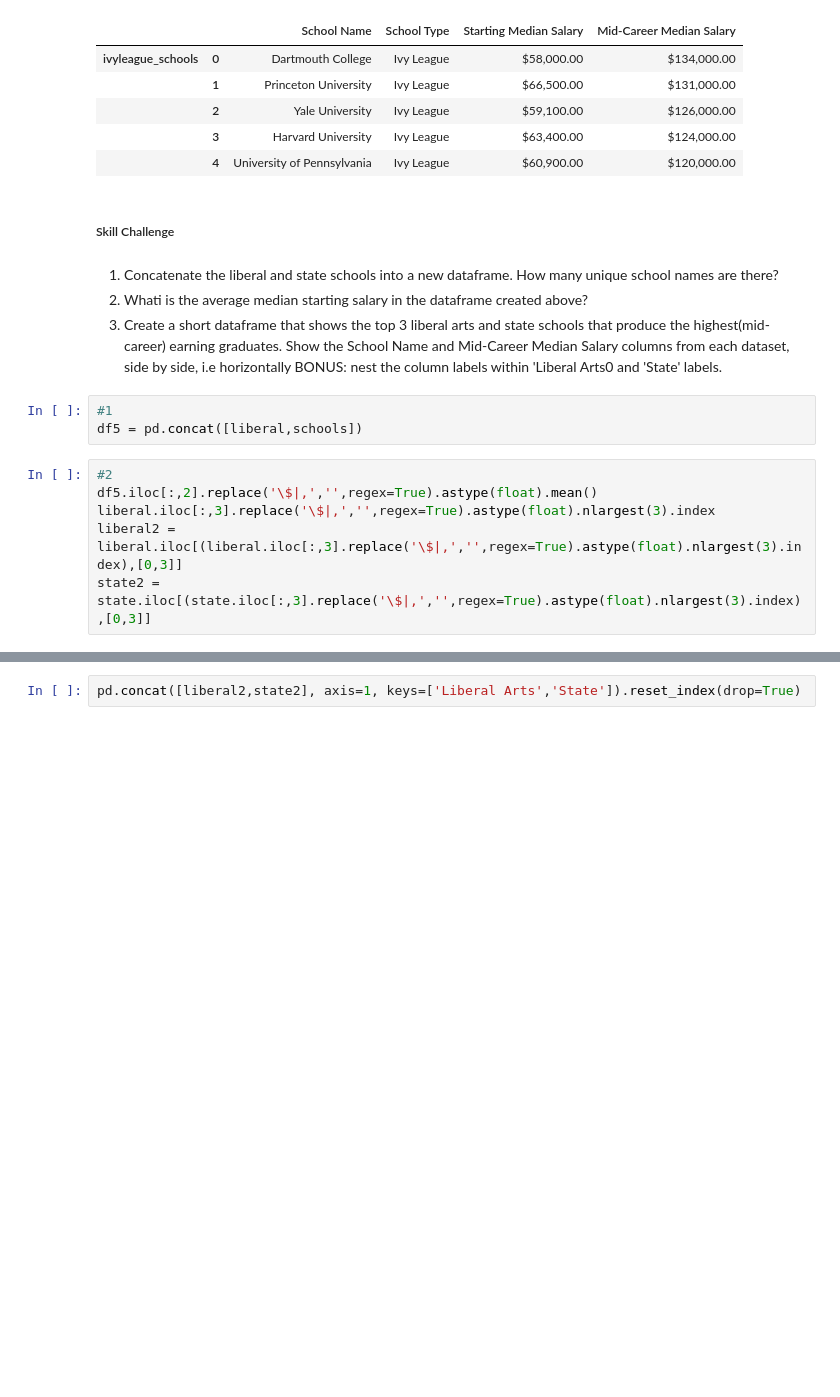
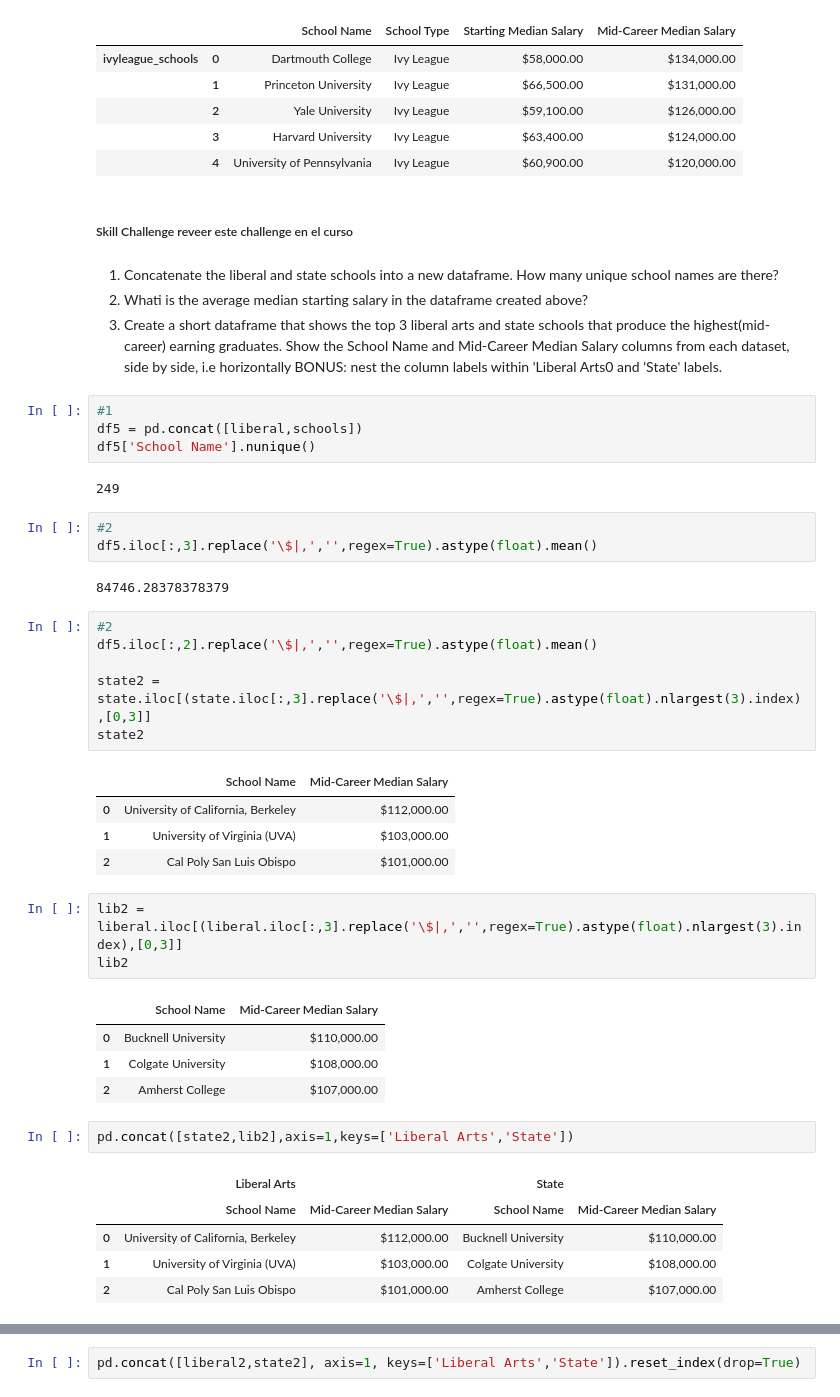
Before and after one commit to emanuelramponi/cp2, a Jupyter notebook: pandas1/integrando_conceptos.ipynb, the cells around one changed output, grey strips where cells are left out. Drawn from its saved outputs; the diff is of its cells as text; blank space fills up the shorter version.

```diff
--- a/pandas1/integrando_conceptos.ipynb
+++ b/pandas1/integrando_conceptos.ipynb
@@ -1027,7 +1027,7 @@ new_df.iloc[:5]
 |  | 3 | Harvard University | Ivy League | $63,400.00 | $124,000.00 |
 |  | 4 | University of Pennsylvania | Ivy League | $60,900.00 | $120,000.00 |
 # %% [markdown]
-##### Skill Challenge
+##### Skill Challenge reveer este challenge en el curso
 # %% [markdown]
 1. Concatenate the liberal and state schools into a new dataframe. How many unique school names are there?
 2. Whati is the average median starting salary in the dataframe created above?
@@ -1037,9 +1037,38 @@ new_df.iloc[:5]
 # %%
 #1
 df5 = pd.concat([liberal,schools])
+df5['School Name'].nunique()
+# %% [output]
+249
+# %%
+#2
+df5.iloc[:,3].replace('\$|,','',regex=True).astype(float).mean()
+# %% [output]
+84746.28378378379
 # %%
 #2
 df5.iloc[:,2].replace('\$|,','',regex=True).astype(float).mean()
-liberal.iloc[:,3].replace('\$|,','',regex=True).astype(float).nlargest(3).index
-liberal2 = liberal.iloc[(liberal.iloc[:,3].replace('\$|,','',regex=True).astype(float).nlargest(3).index),[0,3]]
+
 state2 = state.iloc[(state.iloc[:,3].replace('\$|,','',regex=True).astype(float).nlargest(3).index),[0,3]]
+state2
+# %% [output]
+|  | School Name | Mid-Career Median Salary |
+| 0 | University of California, Berkeley | $112,000.00 |
+| 1 | University of Virginia (UVA) | $103,000.00 |
+| 2 | Cal Poly San Luis Obispo | $101,000.00 |
+# %%
+lib2 = liberal.iloc[(liberal.iloc[:,3].replace('\$|,','',regex=True).astype(float).nlargest(3).index),[0,3]]
+lib2
+# %% [output]
+|  | School Name | Mid-Career Median Salary |
+| 0 | Bucknell University | $110,000.00 |
+| 1 | Colgate University | $108,000.00 |
+| 2 | Amherst College | $107,000.00 |
+# %%
+pd.concat([state2,lib2],axis=1,keys=['Liberal Arts','State'])
+# %% [output]
+|  | Liberal Arts |  | State |  |
+|  | School Name | Mid-Career Median Salary | School Name | Mid-Career Median Salary |
+| 0 | University of California, Berkeley | $112,000.00 | Bucknell University | $110,000.00 |
+| 1 | University of Virginia (UVA) | $103,000.00 | Colgate University | $108,000.00 |
+| 2 | Cal Poly San Luis Obispo | $101,000.00 | Amherst College | $107,000.00 |
```
Also changed, not shown: parts of 10 cells of this notebook.
